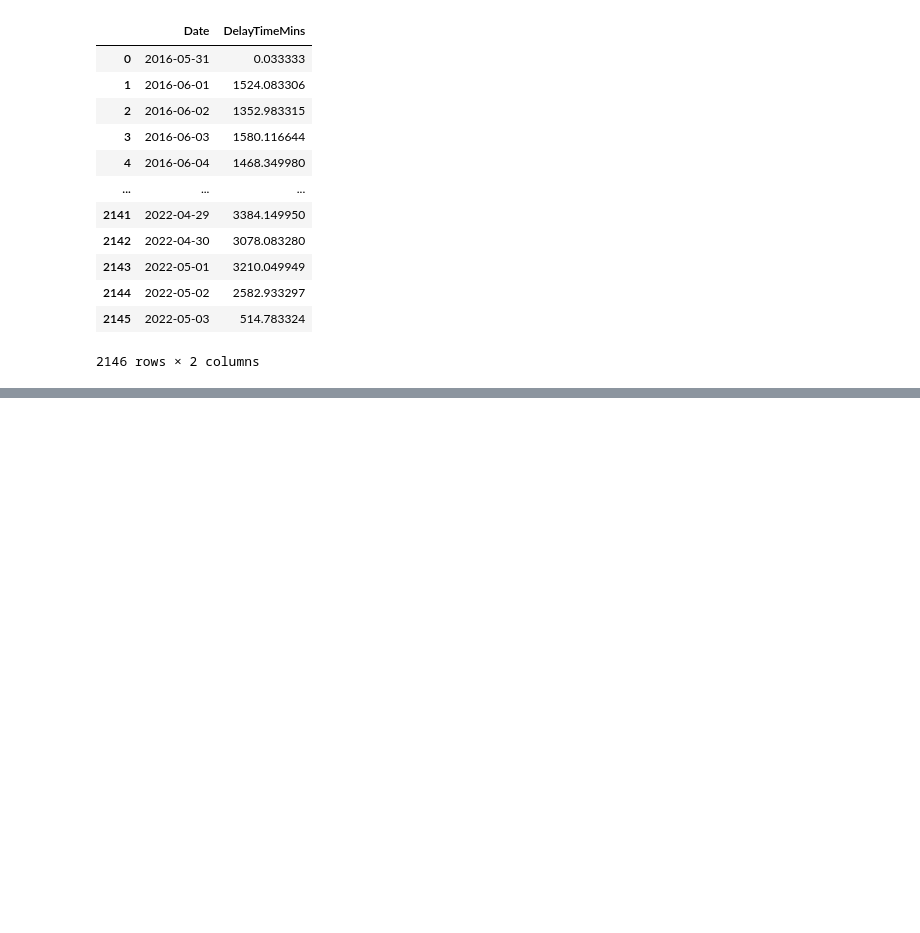
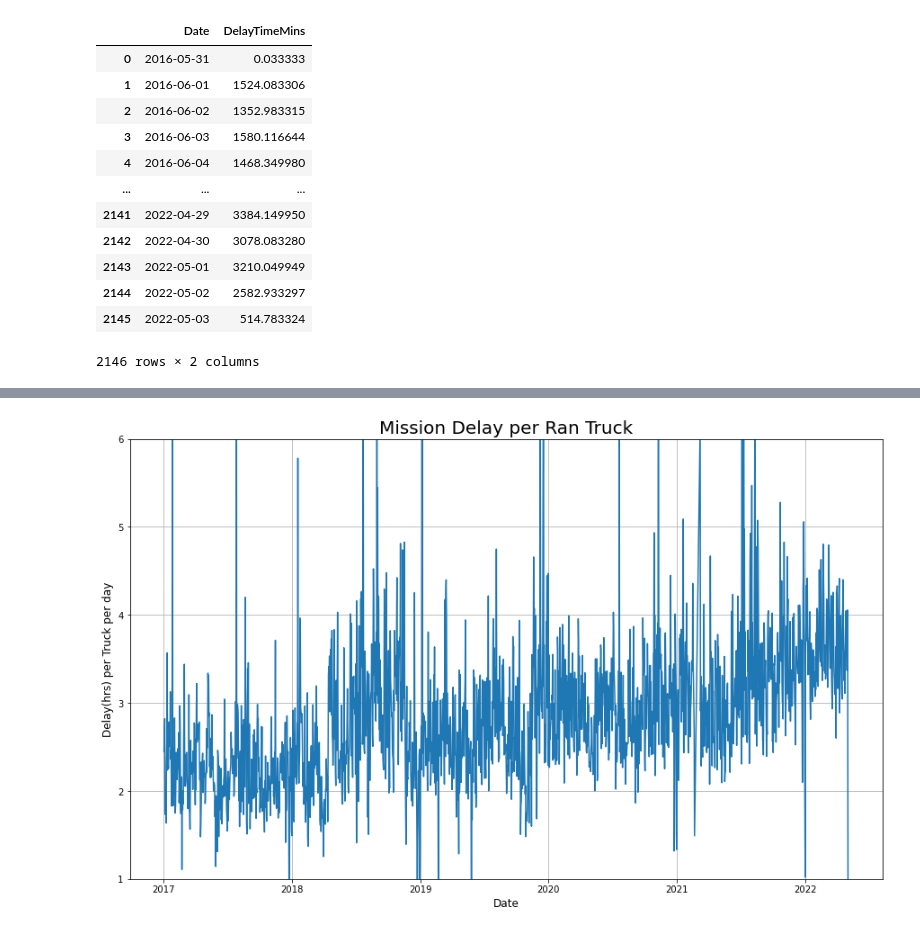
Before and after one commit to Copperminer02/Haul_Analysis, a Jupyter notebook: MSN_Haul_Data.ipynb, the cells around one changed output, grey strips where cells are left out. Saved outputs shown, nothing was run; the diff lists cells and outputs as text; code cells hidden in the pictures; blank space fills up the shorter version.

```diff
--- a/MSN_Haul_Data.ipynb
+++ b/MSN_Haul_Data.ipynb
@@ -102,0 +153,7 @@ Truck_df
+# %%
+# # Groupby Date
+run_time_day_df=run_time_df.groupby(run_time_df["Day"]).sum()
+
+
+run_time_day_df.reset_index(inplace=True)
+run_time_day_df
@@ -103,7 +174,7 @@ Truck_df
 # %%
-# Sort Data with groupby to get total delay by day
+# # Sort Data with groupby to get total delay by day
 
-truck_delay_df = Truck_df.groupby(['Date']).sum()
+truck_delay_df = Truck_clean_df.groupby(['Date']).sum()
 
 truck_delay_df.reset_index(inplace=True)
 truck_delay_df
@@ -121,3 +192,12 @@ truck_delay_df
 | 2144 | 2022-05-02 | 2582.933297 |
 | 2145 | 2022-05-03 | 514.783324 |
 2146 rows × 2 columns
+# %%
+# # Merge inner truck_delay_df and run_time_df
+
+delay_merge_df = pd.merge(truck_delay_df,run_time_day_df, how="inner",
+                          left_on = ["Date"], right_on = ["Day"])
+
+delay_merge_df.drop(columns = ['Day'], axis=1, inplace=True)
+delay_merge_df['delay_per_truck']= ((delay_merge_df['DelayTimeMins']/60)/delay_merge_df['hours'])*24
+delay_merge_df.head()
@@ -123,0 +211,18 @@ truck_delay_df
+# %%
+# Build line plot for Delay.
+
+date = delay_merge_df['Date']
+delay = delay_merge_df['delay_per_truck']
+
+plt.subplots(figsize=(15, 9))
+plt.plot(date, delay)
+plt.title("Mission Delay per Ran Truck", fontsize=20)
+plt.ylabel("Delay(hrs) per Truck per day", fontsize=12)
+plt.xlabel("Date", fontsize=12)
+plt.ylim([1,6])
+plt.grid(True)
+
+# Save the figure.
+plt.savefig("images/Total_Delay_vs_Time.png")
+# %% [output]
+[figure, added]
```
Also changed, not shown: parts of 22 cells of this notebook, 1 other file.
